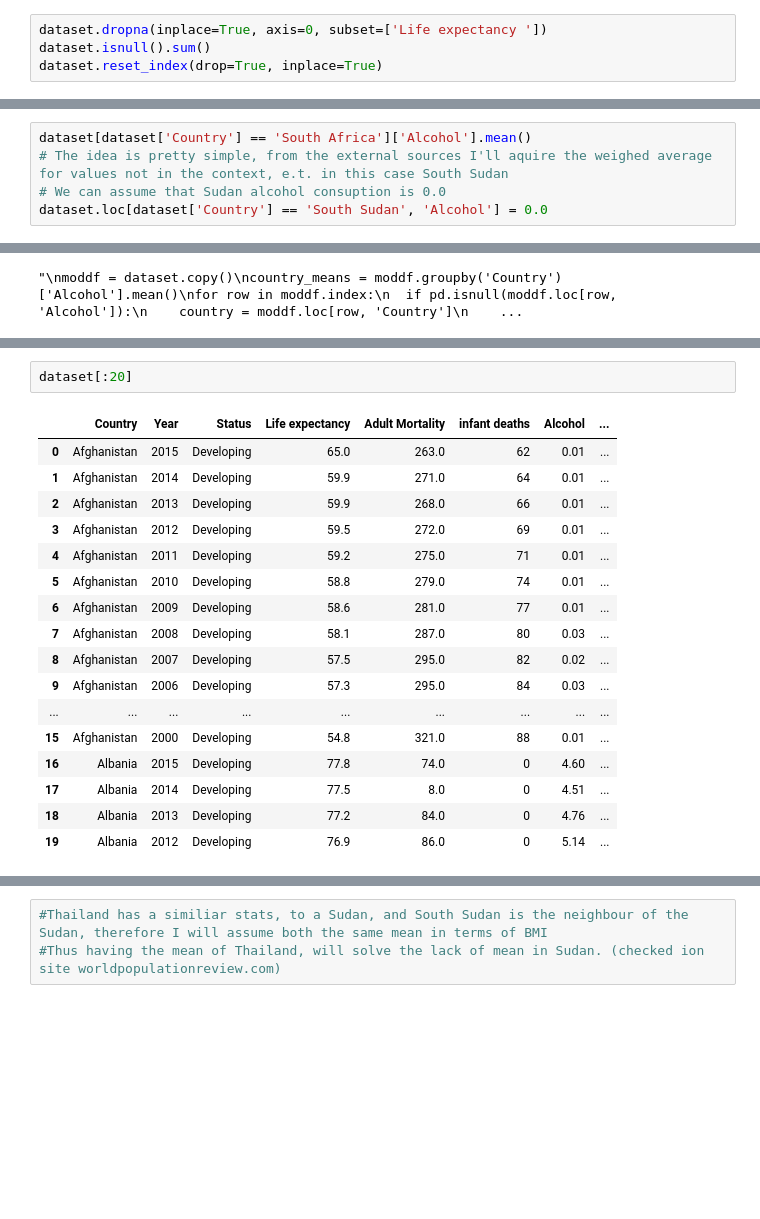
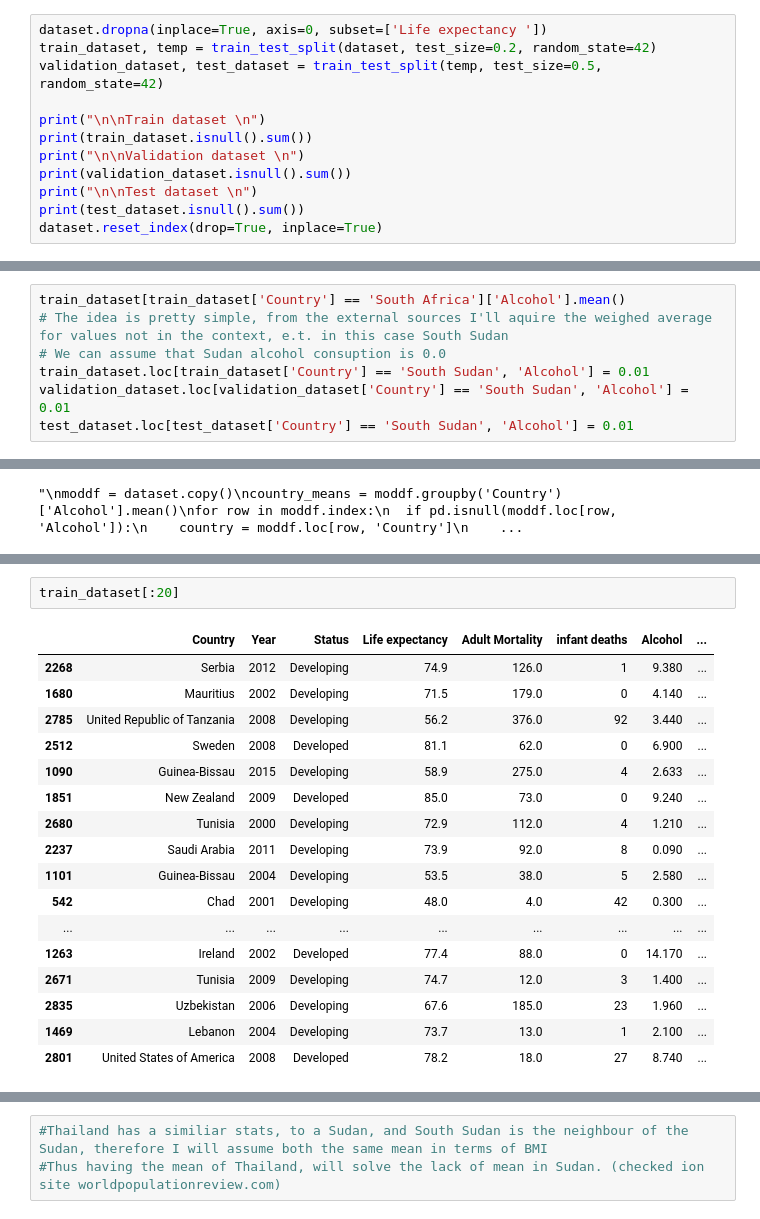
Before and after one commit to LozinskiMatthew/Life-Expectancy-Model, a Jupyter notebook: LifeExpectancyModel.ipynb, the cells around one changed output, grey strips where cells are left out. Cells and saved outputs as stored; diff of their text form; blank space fills up the shorter version.

```diff
--- a/LifeExpectancyModel.ipynb
+++ b/LifeExpectancyModel.ipynb
@@ -123,5 +127,13 @@ dataset.isnull().sum()
 dtype: int64
 # %%
 dataset.dropna(inplace=True, axis=0, subset=['Life expectancy '])
-dataset.isnull().sum()
+train_dataset, temp = train_test_split(dataset, test_size=0.2, random_state=42)
+validation_dataset, test_dataset = train_test_split(temp, test_size=0.5, random_state=42)
+
+print("\n\nTrain dataset \n")
+print(train_dataset.isnull().sum())
+print("\n\nValidation dataset \n")
+print(validation_dataset.isnull().sum())
+print("\n\nTest dataset \n")
+print(test_dataset.isnull().sum())
 dataset.reset_index(drop=True, inplace=True)
@@ -167,8 +197,10 @@ dataset[dataset['Country'] == 'South Sudan']
 # %% [output]
 "\nfor country_mean in country_means:\n  if country_mean != False:\n    print(country_mean)\n\n    moddf = dataset.copy()\ncountry_means = moddf.groupby('Country')['Alcohol'].mean()\nprint(country_mea ...
 # %%
-dataset[dataset['Country'] == 'South Africa']['Alcohol'].mean()
+train_dataset[train_dataset['Country'] == 'South Africa']['Alcohol'].mean()
 # The idea is pretty simple, from the external sources I'll aquire the weighed average for values not in the context, e.t. in this case South Sudan
 # We can assume that Sudan alcohol consuption is 0.0
-dataset.loc[dataset['Country'] == 'South Sudan', 'Alcohol'] = 0.0
+train_dataset.loc[train_dataset['Country'] == 'South Sudan', 'Alcohol'] = 0.01
+validation_dataset.loc[validation_dataset['Country'] == 'South Sudan', 'Alcohol'] = 0.01
+test_dataset.loc[test_dataset['Country'] == 'South Sudan', 'Alcohol'] = 0.01
 # %%
@@ -278,23 +317,23 @@ dataset.dtypes
 | Schooling | float64 |
 dtype: object
 # %%
-dataset[:20]
+train_dataset[:20]
 # %% [output]
 |  | Country | Year | Status | Life expectancy | Adult Mortality | infant deaths | Alcohol | ... |
-| 0 | Afghanistan | 2015 | Developing | 65.0 | 263.0 | 62 | 0.01 | ... |
-| 1 | Afghanistan | 2014 | Developing | 59.9 | 271.0 | 64 | 0.01 | ... |
-| 2 | Afghanistan | 2013 | Developing | 59.9 | 268.0 | 66 | 0.01 | ... |
-| 3 | Afghanistan | 2012 | Developing | 59.5 | 272.0 | 69 | 0.01 | ... |
-| 4 | Afghanistan | 2011 | Developing | 59.2 | 275.0 | 71 | 0.01 | ... |
-| 5 | Afghanistan | 2010 | Developing | 58.8 | 279.0 | 74 | 0.01 | ... |
-| 6 | Afghanistan | 2009 | Developing | 58.6 | 281.0 | 77 | 0.01 | ... |
-| 7 | Afghanistan | 2008 | Developing | 58.1 | 287.0 | 80 | 0.03 | ... |
-| 8 | Afghanistan | 2007 | Developing | 57.5 | 295.0 | 82 | 0.02 | ... |
-| 9 | Afghanistan | 2006 | Developing | 57.3 | 295.0 | 84 | 0.03 | ... |
+| 2268 | Serbia | 2012 | Developing | 74.9 | 126.0 | 1 | 9.380 | ... |
+| 1680 | Mauritius | 2002 | Developing | 71.5 | 179.0 | 0 | 4.140 | ... |
+| 2785 | United Republic of Tanzania | 2008 | Developing | 56.2 | 376.0 | 92 | 3.440 | ... |
+| 2512 | Sweden | 2008 | Developed | 81.1 | 62.0 | 0 | 6.900 | ... |
+| 1090 | Guinea-Bissau | 2015 | Developing | 58.9 | 275.0 | 4 | 2.633 | ... |
+| 1851 | New Zealand | 2009 | Developed | 85.0 | 73.0 | 0 | 9.240 | ... |
+| 2680 | Tunisia | 2000 | Developing | 72.9 | 112.0 | 4 | 1.210 | ... |
+| 2237 | Saudi Arabia | 2011 | Developing | 73.9 | 92.0 | 8 | 0.090 | ... |
+| 1101 | Guinea-Bissau | 2004 | Developing | 53.5 | 38.0 | 5 | 2.580 | ... |
+| 542 | Chad | 2001 | Developing | 48.0 | 4.0 | 42 | 0.300 | ... |
 | ... | ... | ... | ... | ... | ... | ... | ... | ... |
-| 15 | Afghanistan | 2000 | Developing | 54.8 | 321.0 | 88 | 0.01 | ... |
-| 16 | Albania | 2015 | Developing | 77.8 | 74.0 | 0 | 4.60 | ... |
-| 17 | Albania | 2014 | Developing | 77.5 | 8.0 | 0 | 4.51 | ... |
-| 18 | Albania | 2013 | Developing | 77.2 | 84.0 | 0 | 4.76 | ... |
-| 19 | Albania | 2012 | Developing | 76.9 | 86.0 | 0 | 5.14 | ... |
+| 1263 | Ireland | 2002 | Developed | 77.4 | 88.0 | 0 | 14.170 | ... |
+| 2671 | Tunisia | 2009 | Developing | 74.7 | 12.0 | 3 | 1.400 | ... |
+| 2835 | Uzbekistan | 2006 | Developing | 67.6 | 185.0 | 23 | 1.960 | ... |
+| 1469 | Lebanon | 2004 | Developing | 73.7 | 13.0 | 1 | 2.100 | ... |
+| 2801 | United States of America | 2008 | Developed | 78.2 | 18.0 | 27 | 8.740 | ... |
 # %%
```
Also changed, not shown: parts of 54 cells of this notebook.
